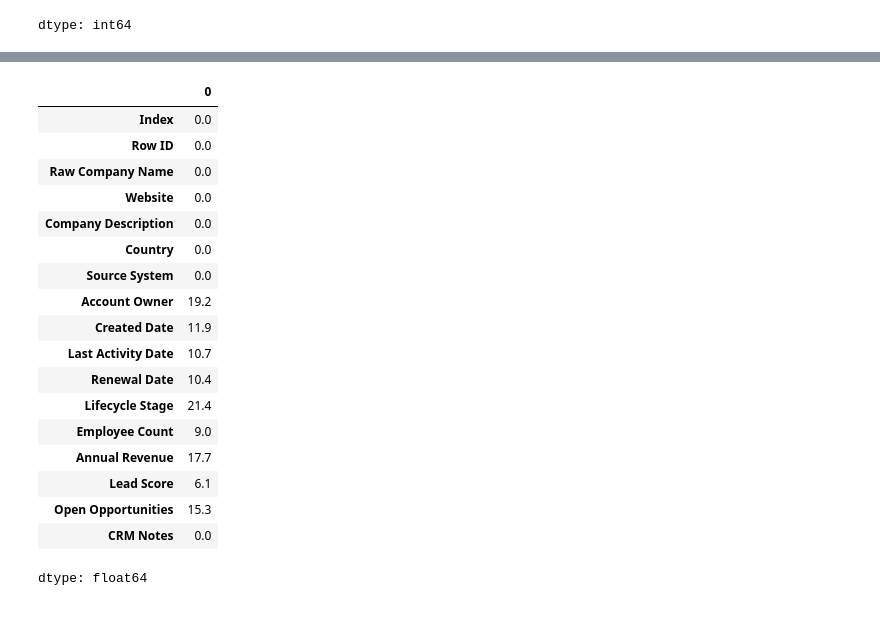
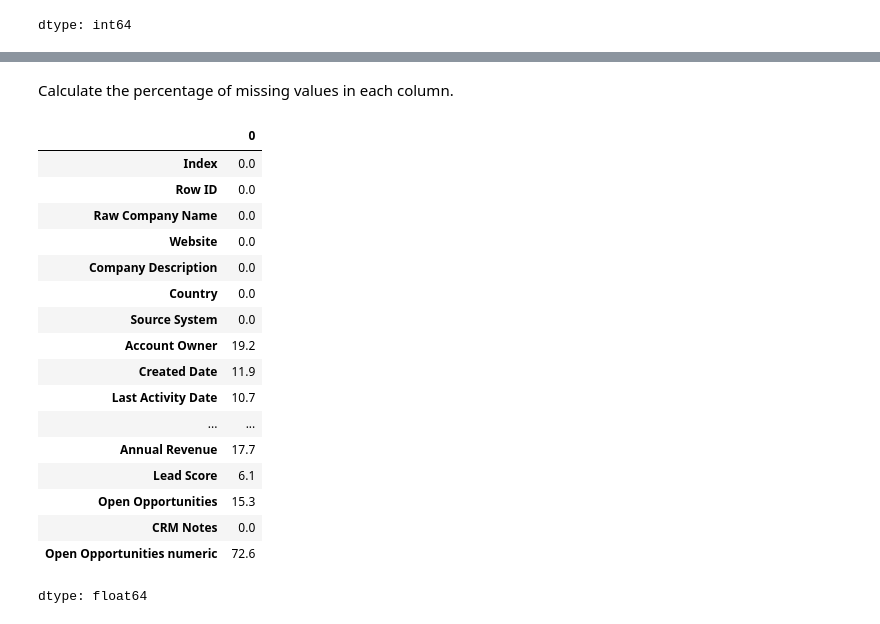
Before and after one commit to Vikram957/Pandas, a Jupyter notebook: pandas_project.ipynb, the cells around one changed output, grey strips where cells are left out. Cells and saved outputs as stored; diff of their text form; code cells hidden in the pictures.

```diff
--- a/pandas_project.ipynb
+++ b/pandas_project.ipynb
@@ -82,0 +252,3 @@ dtype: int64
+# %%
+df['Open Opportunities numeric'] = pd.to_numeric(df['Open Opportunities'],errors='coerce')
+df[df['Open Opportunities numeric'] > 3]
@@ -83,2 +271,2 @@ dtype: int64
 # %%
-df['Country'] = df['Country'].fillna(df['Country'].mode()[0])
+df[(df['Country']=='US') | (df['Country']=='UK')]
@@ -122,0 +456,3 @@ dtype: int64
+# %%
+df['Country'] = df['Country'].fillna('Unknown')
+df['Country'].isna().sum()
@@ -123,23 +478,23 @@ dtype: int64
+# %% [markdown]
+Calculate the percentage of missing values in each column.
 # %%
-missing_percent = (df.isna().sum()/ len(df)) * 100
-missing_percent
+(df.isna().sum() / len(df)) *100
 # %% [output]
 |  | 0 |
 | Index | 0.0 |
 | Row ID | 0.0 |
 | Raw Company Name | 0.0 |
 | Website | 0.0 |
 | Company Description | 0.0 |
 | Country | 0.0 |
 | Source System | 0.0 |
 | Account Owner | 19.2 |
 | Created Date | 11.9 |
 | Last Activity Date | 10.7 |
-| Renewal Date | 10.4 |
-| Lifecycle Stage | 21.4 |
-| Employee Count | 9.0 |
+| ... | ... |
 | Annual Revenue | 17.7 |
 | Lead Score | 6.1 |
 | Open Opportunities | 15.3 |
 | CRM Notes | 0.0 |
+| Open Opportunities numeric | 72.6 |
 dtype: float64
```
Also changed, not shown: parts of 52 cells of this notebook.
